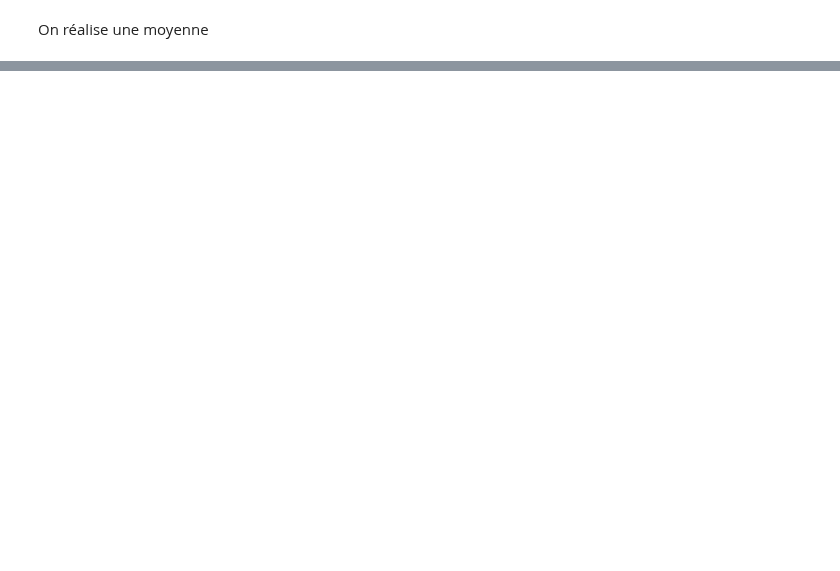
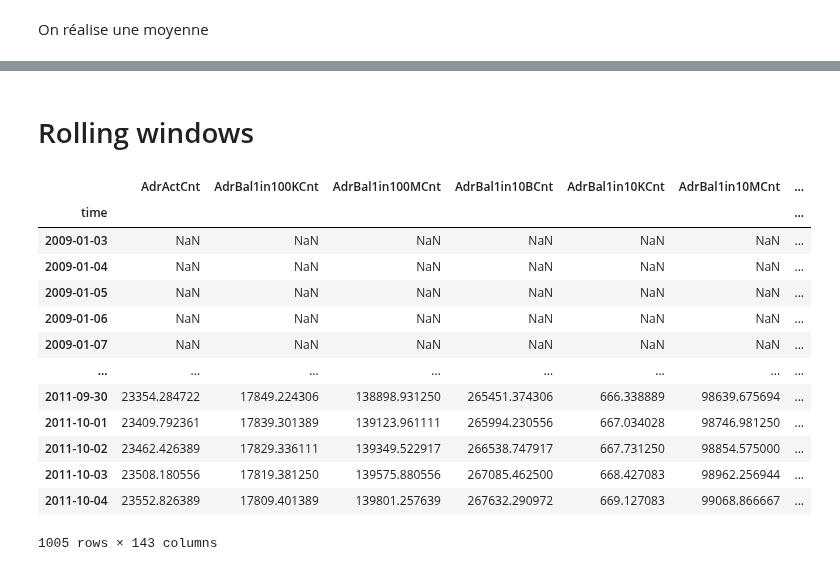
Before and after one commit to Massimo2003/BitcoinProject, a Jupyter notebook: MarcheFinanciers.ipynb, the cells around one changed output, grey strips where cells are left out. Saved outputs shown, nothing was run; the diff lists cells and outputs as text; code cells hidden in the pictures; blank space fills up the shorter version.

```diff
--- a/MarcheFinanciers.ipynb
+++ b/MarcheFinanciers.ipynb
@@ -246,0 +248,20 @@ KeyError: ignored
+# %% [markdown]
+# Rolling windows
+# %%
+btc_hourly_rolling = btc_data.rolling(60 * 24, center = True).mean()
+btc_hourly_rolling.head(1005)
+# %% [output]
+|  | AdrActCnt | AdrBal1in100KCnt | AdrBal1in100MCnt | AdrBal1in10BCnt | AdrBal1in10KCnt | AdrBal1in10MCnt | ... |
+| time |  |  |  |  |  |  | ... |
+| 2009-01-03 | NaN | NaN | NaN | NaN | NaN | NaN | ... |
+| 2009-01-04 | NaN | NaN | NaN | NaN | NaN | NaN | ... |
+| 2009-01-05 | NaN | NaN | NaN | NaN | NaN | NaN | ... |
+| 2009-01-06 | NaN | NaN | NaN | NaN | NaN | NaN | ... |
+| 2009-01-07 | NaN | NaN | NaN | NaN | NaN | NaN | ... |
+| ... | ... | ... | ... | ... | ... | ... | ... |
+| 2011-09-30 | 23354.284722 | 17849.224306 | 138898.931250 | 265451.374306 | 666.338889 | 98639.675694 | ... |
+| 2011-10-01 | 23409.792361 | 17839.301389 | 139123.961111 | 265994.230556 | 667.034028 | 98746.981250 | ... |
+| 2011-10-02 | 23462.426389 | 17829.336111 | 139349.522917 | 266538.747917 | 667.731250 | 98854.575000 | ... |
+| 2011-10-03 | 23508.180556 | 17819.381250 | 139575.880556 | 267085.462500 | 668.427083 | 98962.256944 | ... |
+| 2011-10-04 | 23552.826389 | 17809.401389 | 139801.257639 | 267632.290972 | 669.127083 | 99068.866667 | ... |
+1005 rows × 143 columns
```
Also changed, not shown: parts of 15 cells of this notebook.
